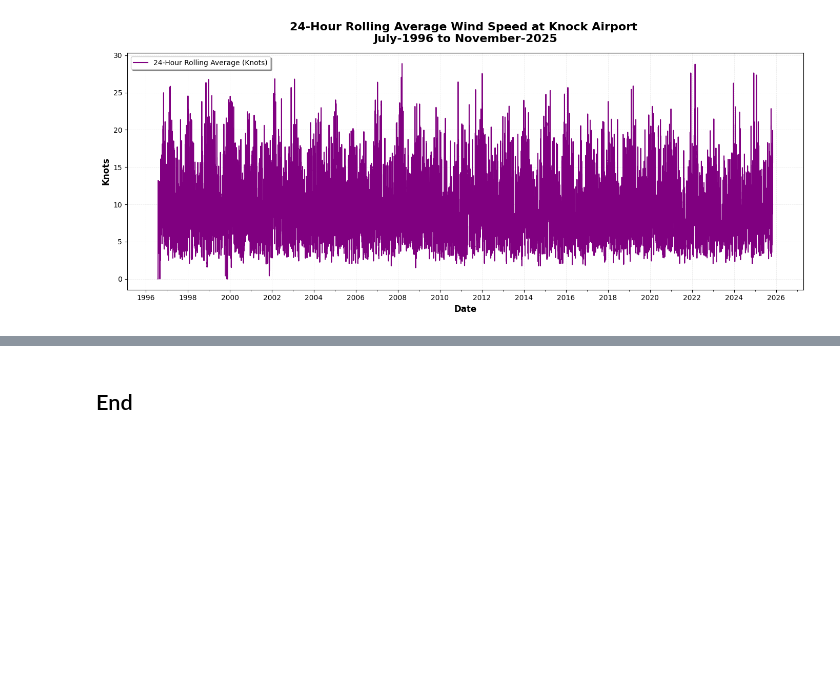
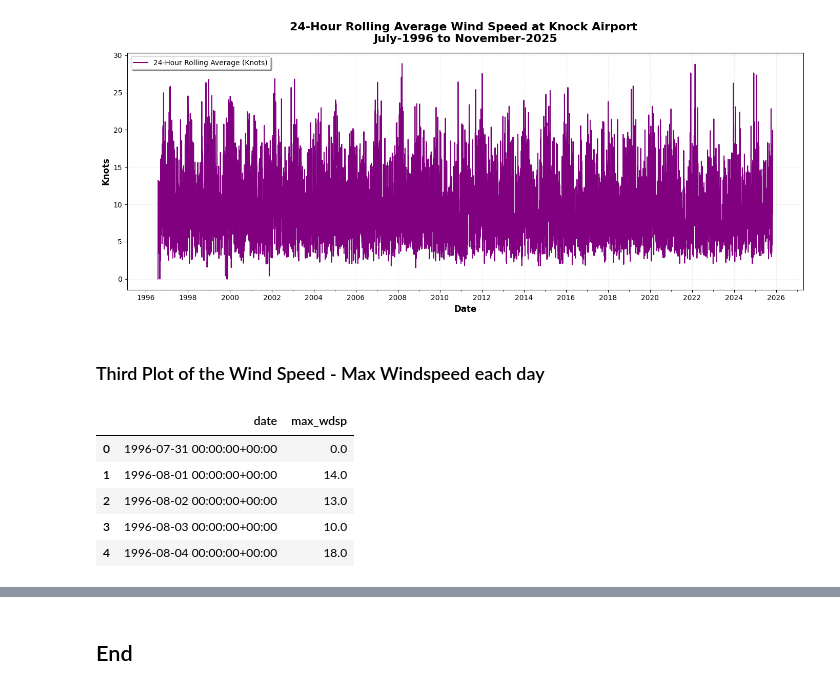
Before and after one commit to skerr17/programming-for-data-analytics, a Jupyter notebook: assignments/assignment06-weather.ipynb, the cells around one changed output, grey strips where cells are left out. Saved outputs shown, nothing was run; the diff lists cells and outputs as text; code cells hidden in the pictures; blank space fills up the shorter version.

```diff
--- a/assignments/assignment06-weather.ipynb
+++ b/assignments/assignment06-weather.ipynb
@@ -633,3 +633,18 @@ plt.savefig(output_data_dir+'rolling-24h-windspeed-plot.png', dpi=300, bbox_inch
 plt.show()
 # %% [output]
 [figure]
+# %% [markdown]
+### Third Plot of the Wind Speed - Max Windspeed each day
+# %%
+# Calculate daily maximum windspeed
+daily_max_wdsp = wdsp_weather_data.resample('D', on='date')['wdsp_ffill'].max().reset_index()
+daily_max_wdsp.columns = ['date', 'max_wdsp']
+
+daily_max_wdsp.head()
+# %% [output]
+|  | date | max_wdsp |
+| 0 | 1996-07-31 00:00:00+00:00 | 0.0 |
+| 1 | 1996-08-01 00:00:00+00:00 | 14.0 |
+| 2 | 1996-08-02 00:00:00+00:00 | 13.0 |
+| 3 | 1996-08-03 00:00:00+00:00 | 10.0 |
+| 4 | 1996-08-04 00:00:00+00:00 | 18.0 |
```
Also changed, not shown: parts of 2 cells of this notebook, 2 other files.
